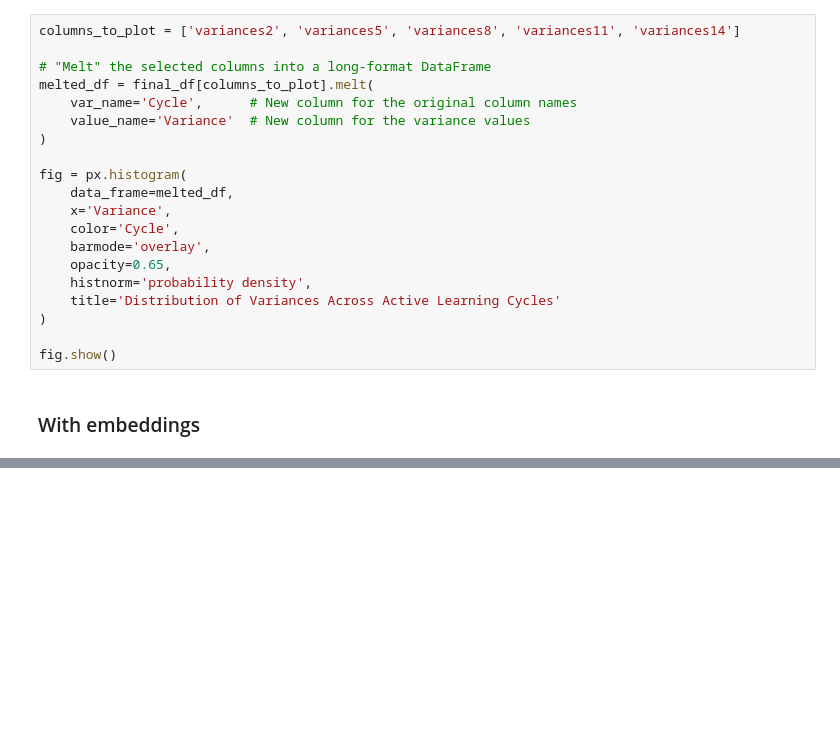
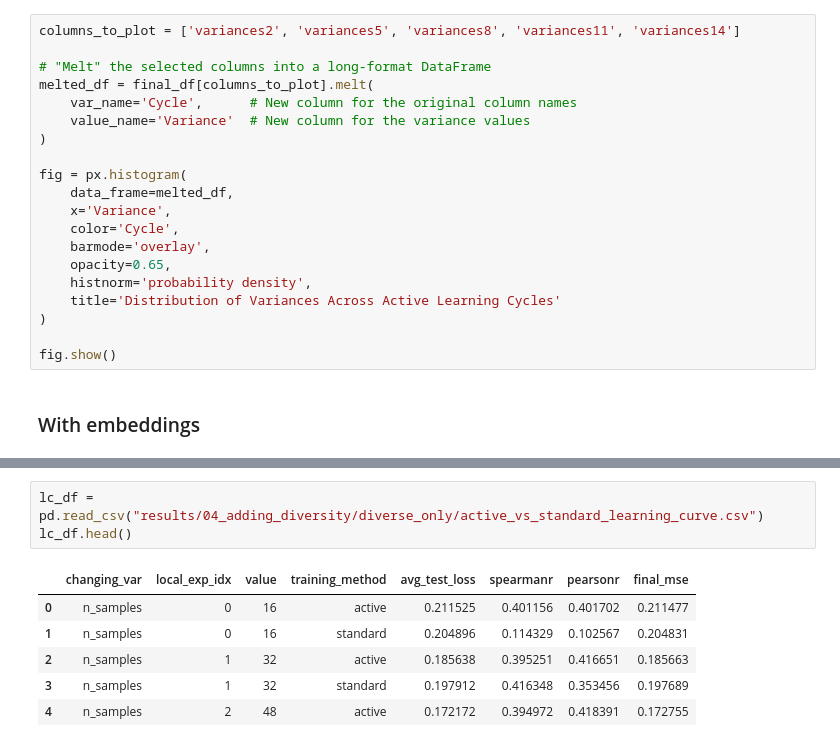
Before and after one commit to ogarrett54/plm_with_active_learning, a Jupyter notebook: pikh1_hma/04_active_fine-tuning_adding_diversity.ipynb, the cells around one changed output, grey strips where cells are left out. Cells and saved outputs as stored; diff of their text form; blank space fills up the shorter version.

```diff
--- a/pikh1_hma/04_active_fine-tuning_adding_diversity.ipynb
+++ b/pikh1_hma/04_active_fine-tuning_adding_diversity.ipynb
@@ -495,0 +861,10 @@ def acquire_new_batch(
+# %%
+lc_df = pd.read_csv("results/04_adding_diversity/diverse_only/active_vs_standard_learning_curve.csv")
+lc_df.head()
+# %% [output]
+|  | changing_var | local_exp_idx | value | training_method | avg_test_loss | spearmanr | pearsonr | final_mse |
+| 0 | n_samples | 0 | 16 | active | 0.211525 | 0.401156 | 0.401702 | 0.211477 |
+| 1 | n_samples | 0 | 16 | standard | 0.204896 | 0.114329 | 0.102567 | 0.204831 |
+| 2 | n_samples | 1 | 32 | active | 0.185638 | 0.395251 | 0.416651 | 0.185663 |
+| 3 | n_samples | 1 | 32 | standard | 0.197912 | 0.416348 | 0.353456 | 0.197689 |
+| 4 | n_samples | 2 | 48 | active | 0.172172 | 0.394972 | 0.418391 | 0.172755 |
```
Also changed, not shown: parts of 15 cells of this notebook, 33 other files.
